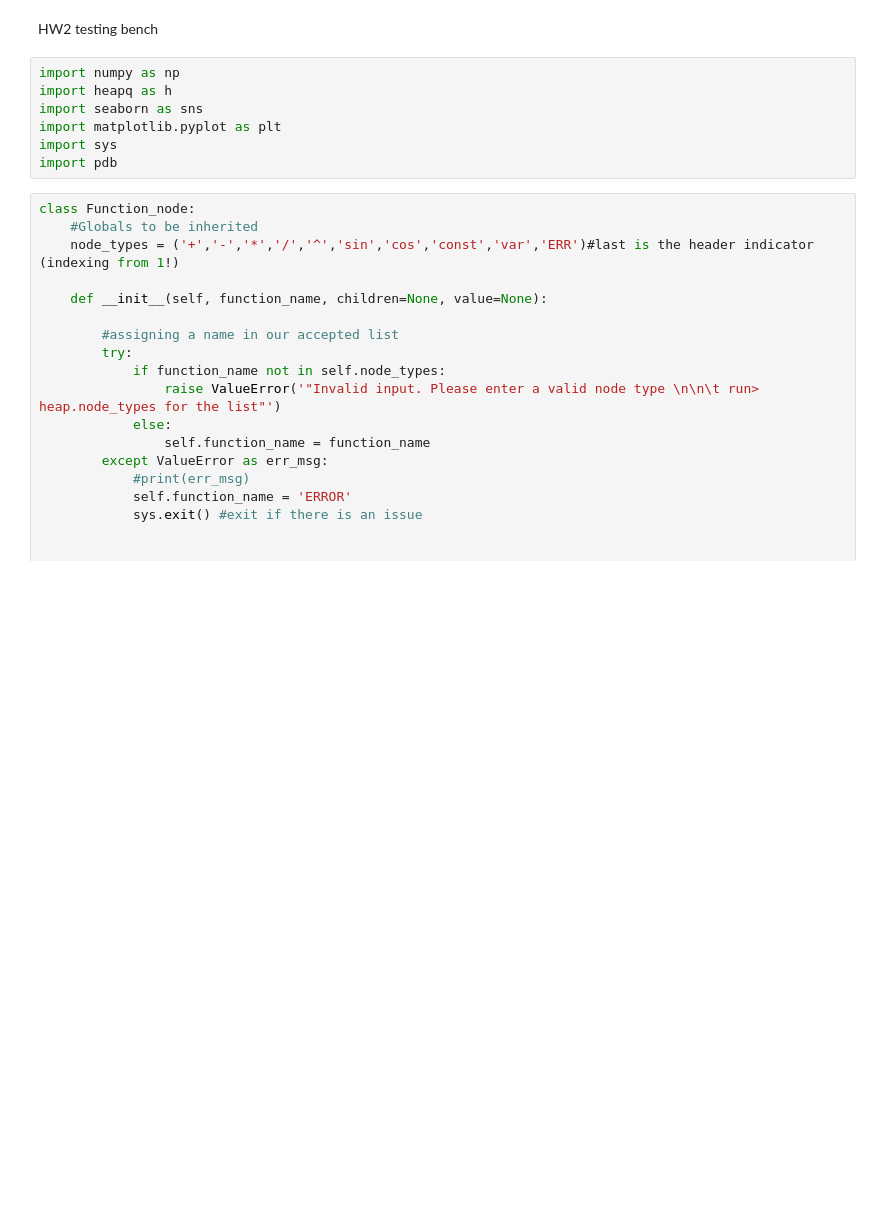
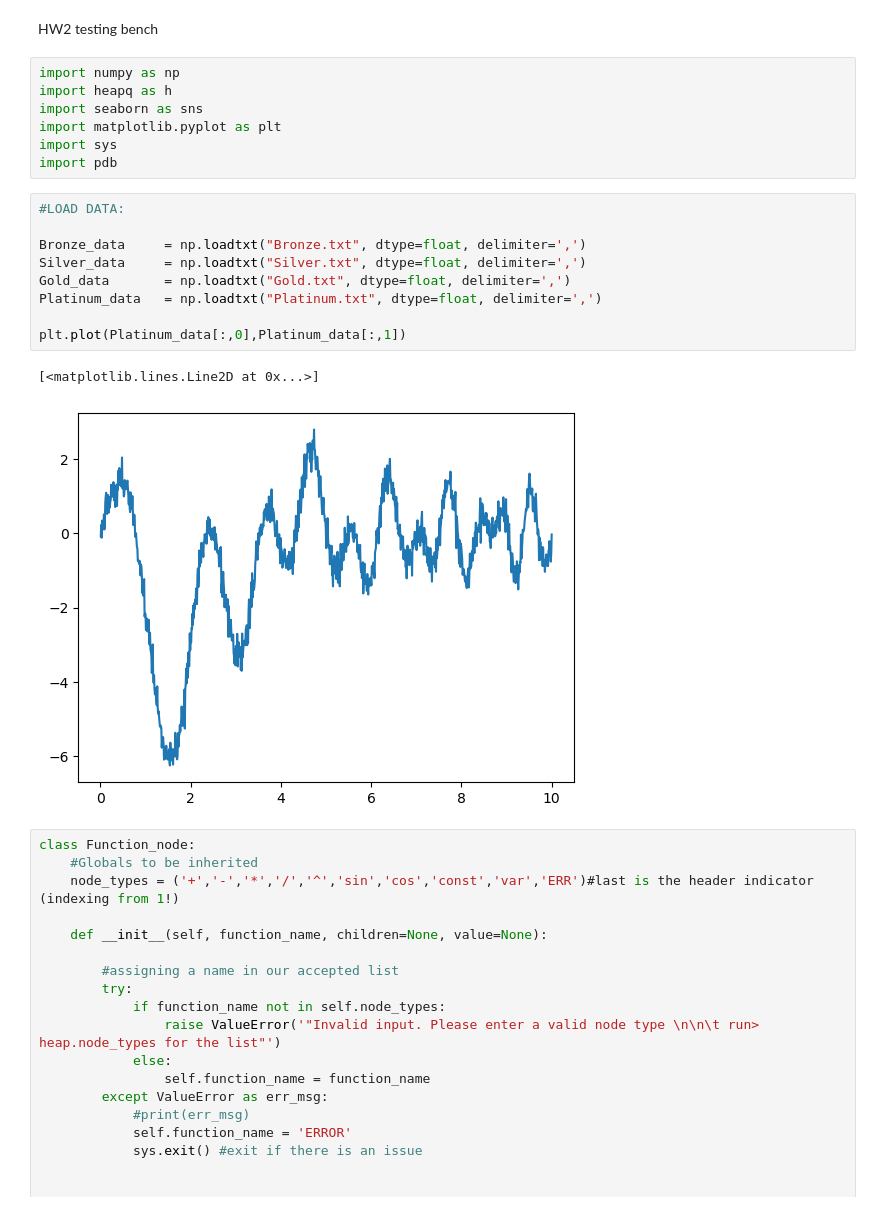
Before and after one commit to EMintzias/Symbolic-Regression-EA, a Jupyter notebook: HW2_notebook.ipynb, the cells around one changed output. Saved outputs shown, nothing was run; the diff lists cells and outputs as text; blank space fills up the shorter version.

```diff
--- a/HW2_notebook.ipynb
+++ b/HW2_notebook.ipynb
@@ -7,6 +7,18 @@ import seaborn as sns
 import matplotlib.pyplot as plt
 import sys
 import pdb
+# %%
+#LOAD DATA:
+
+Bronze_data     = np.loadtxt("Bronze.txt", dtype=float, delimiter=',')
+Silver_data     = np.loadtxt("Silver.txt", dtype=float, delimiter=',')
+Gold_data       = np.loadtxt("Gold.txt", dtype=float, delimiter=',')
+Platinum_data   = np.loadtxt("Platinum.txt", dtype=float, delimiter=',')
+
+plt.plot(Platinum_data[:,0],Platinum_data[:,1])
+# %% [output]
+[<matplotlib.lines.Line2D at 0x...>]
+[figure, added]
 # %%
 class Function_node:
     #Globals to be inherited
```
Also changed, not shown: parts of 2 cells of this notebook.
